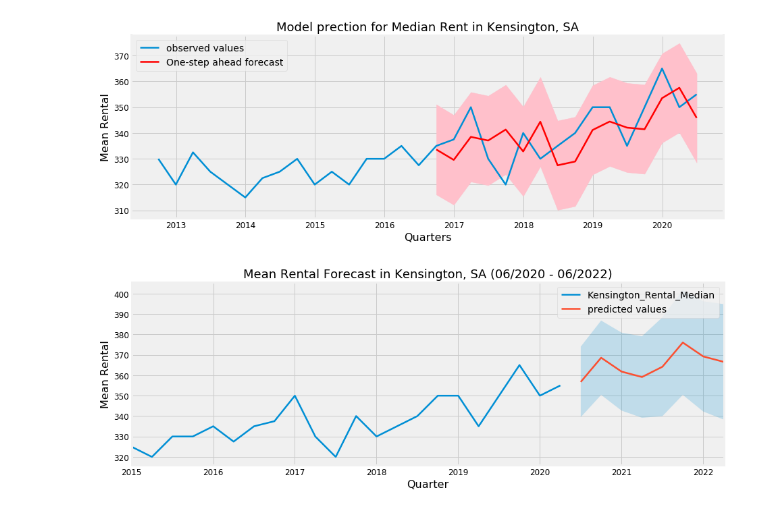
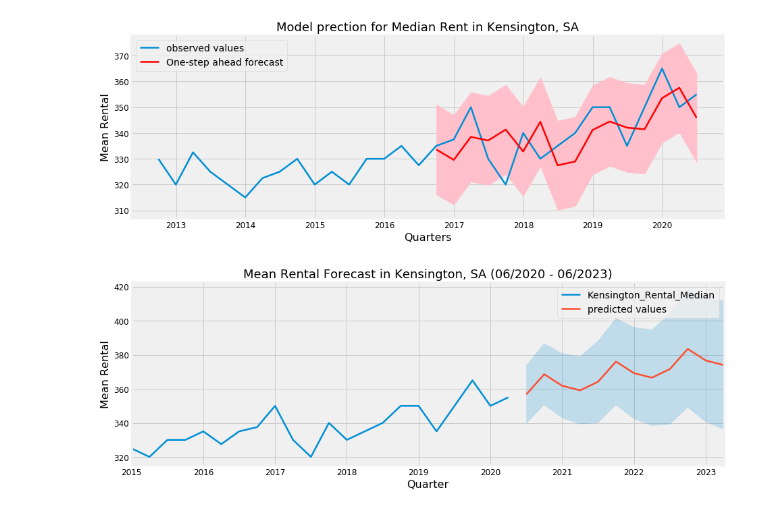
Before and after one commit to jmsanga/forecasting-rental-prices, a Jupyter notebook: Forecasting Rental Prices in Kensington, SA.ipynb, the cells around one changed output. Drawn from its saved outputs; the diff is of its cells as text; code cells hidden in the pictures.

```diff
--- a/Forecasting Rental Prices in Kensington, SA.ipynb
+++ b/Forecasting Rental Prices in Kensington, SA.ipynb
@@ -579,26 +578,26 @@ plt.show()
 # %%
 #Forecast
 
-forecast_object = results.get_forecast(steps=8)
+forecast_object = results.get_forecast(steps=12)
 
 mean = forecast_object.predicted_mean
 
 conf_int = forecast_object.conf_int()
 
 fig, ax = plt.subplots(figsize=(14,5))
 
 data['2015':].plot(label='past observations', ax=ax)
 
 mean.plot(label='predicted values', ax=ax)
 
 ax.fill_between(conf_int.index, conf_int.iloc[:,0], conf_int.iloc[:,1], alpha=0.2)
 
 
 # Plot legend and show figure
 ax.set_xlabel('Quarter')
 ax.set_ylabel('Mean Rental')
-plt.title('Mean Rental Forecast in Kensington, SA (06/2020 - 06/2022)')
+plt.title('Mean Rental Forecast in Kensington, SA (06/2020 - 06/2023)')
 plt.legend()
 plt.show()
 # %% [output]
-[figure, old version]
+[figure, new version]
```
Also changed, not shown: parts of 5 cells of this notebook.
